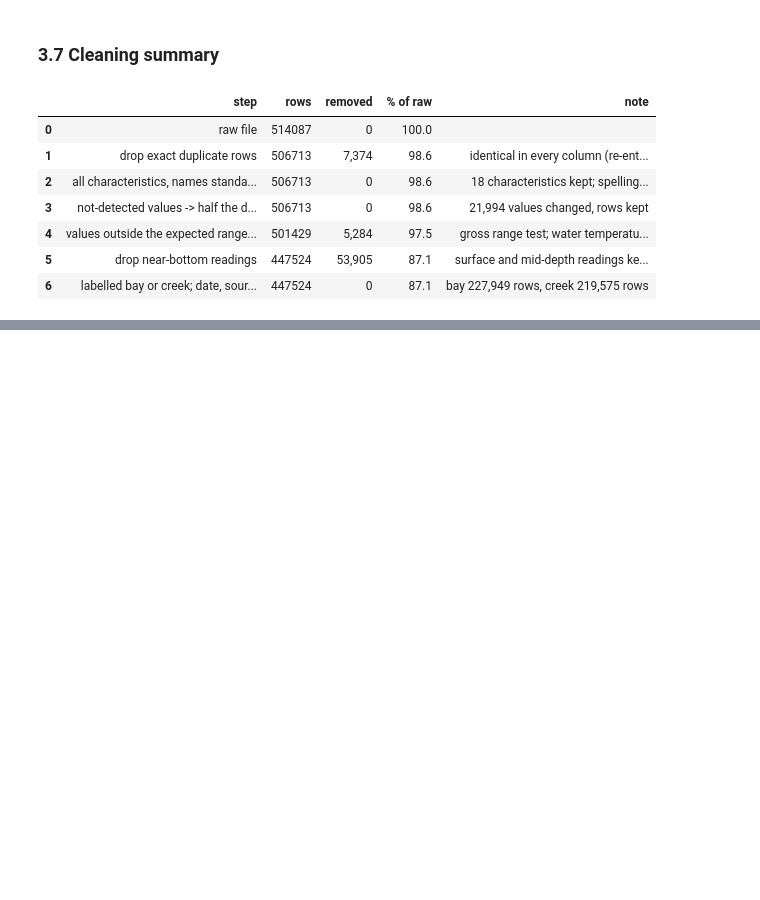
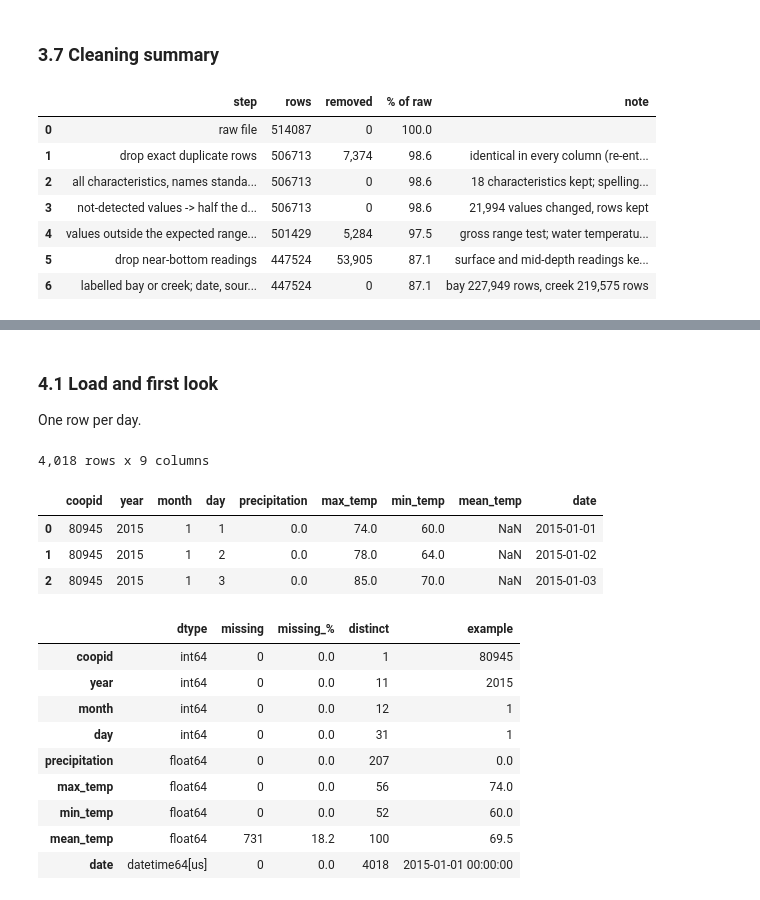
Before and after one commit to Break-Through-Tech/Biointerphase-1A-forecasting-harmful-algal-bloom-risk, a Jupyter notebook: models/notebooks/00_master_eda_and_merge.ipynb, the cells around one changed output, grey strips where cells are left out. Cells and saved outputs as stored; diff of their text form; code cells hidden in the pictures; blank space fills up the shorter version.

```diff
--- a/models/notebooks/00_master_eda_and_merge.ipynb
+++ b/models/notebooks/00_master_eda_and_merge.ipynb
@@ -1410,0 +1427,28 @@ del nut_raw, n_dd, n0, n1, n2, n3, n4
+# %% [markdown]
+### 4.1 Load and first look
+One row per day.
+# %%
+brad_raw = pd.read_csv(find_file("bradentonFL_tempData"), skipinitialspace=True)
+brad_raw.columns = [c.strip().lower().replace(" ", "_") for c in brad_raw.columns]
+brad_raw["date"] = pd.to_datetime(brad_raw[["year", "month", "day"]])
+for c in ["precipitation", "max_temp", "min_temp", "mean_temp"]:
+    brad_raw[c] = pd.to_numeric(brad_raw[c], errors="coerce")   # blank cells -> NaN
+print(f"{len(brad_raw):,} rows x {brad_raw.shape[1]} columns")
+display(brad_raw.head(3))
+profile_columns(brad_raw)
+# %% [output]
+4,018 rows x 9 columns
+|  | coopid | year | month | day | precipitation | max_temp | min_temp | mean_temp | date |
+| 0 | 80945 | 2015 | 1 | 1 | 0.0 | 74.0 | 60.0 | NaN | 2015-01-01 |
+| 1 | 80945 | 2015 | 1 | 2 | 0.0 | 78.0 | 64.0 | NaN | 2015-01-02 |
+| 2 | 80945 | 2015 | 1 | 3 | 0.0 | 85.0 | 70.0 | NaN | 2015-01-03 |
+|  | dtype | missing | missing_% | distinct | example |
+| coopid | int64 | 0 | 0.0 | 1 | 80945 |
+| year | int64 | 0 | 0.0 | 11 | 2015 |
+| month | int64 | 0 | 0.0 | 12 | 1 |
+| day | int64 | 0 | 0.0 | 31 | 1 |
+| precipitation | float64 | 0 | 0.0 | 207 | 0.0 |
+| max_temp | float64 | 0 | 0.0 | 56 | 74.0 |
+| min_temp | float64 | 0 | 0.0 | 52 | 60.0 |
+| mean_temp | float64 | 731 | 18.2 | 100 | 69.5 |
+| date | datetime64[us] | 0 | 0.0 | 4018 | 2015-01-01 00:00:00 |
```
Also changed, not shown: parts of 18 cells of this notebook, 3 other files.
